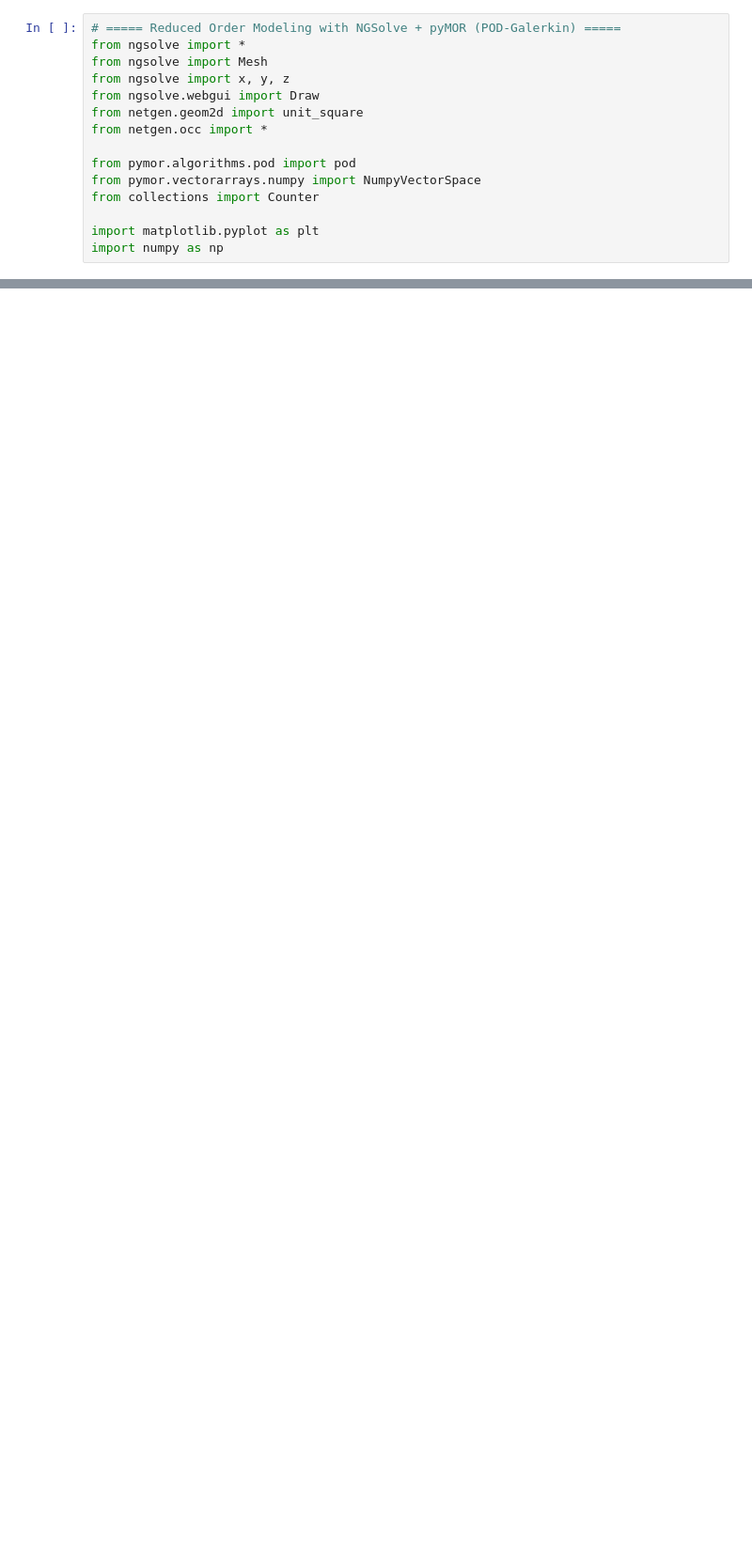
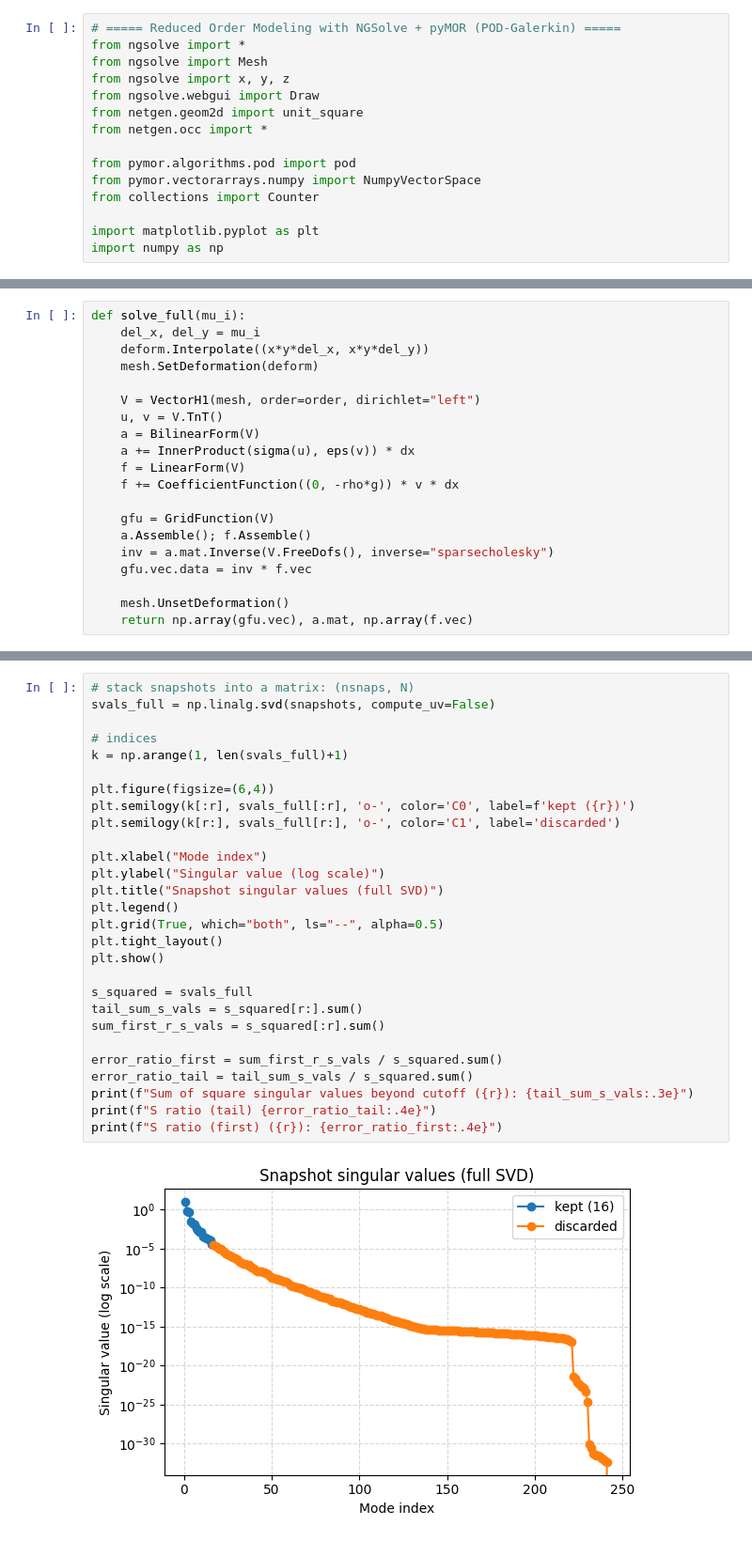
Before and after one commit to HenningHegstad/ROMSpecializationProject2025, a Jupyter notebook: first_task_NGsolve/numerical_example_non_linear_box.ipynb, the cells around one changed output, grey strips where cells are left out. Shown at 94% size. Drawn from its saved outputs; the diff is of its cells as text; blank space fills up the shorter version.

```diff
--- a/first_task_NGsolve/numerical_example_non_linear_box.ipynb
+++ b/first_task_NGsolve/numerical_example_non_linear_box.ipynb
@@ -86,0 +44,20 @@ BaseWebGuiScene
+# %%
+def solve_full(mu_i):
+    del_x, del_y = mu_i
+    deform.Interpolate((x*y*del_x, x*y*del_y))
+    mesh.SetDeformation(deform)
+
+    V = VectorH1(mesh, order=order, dirichlet="left")
+    u, v = V.TnT()
+    a = BilinearForm(V)
+    a += InnerProduct(sigma(u), eps(v)) * dx
+    f = LinearForm(V)
+    f += CoefficientFunction((0, -rho*g)) * v * dx
+
+    gfu = GridFunction(V)
+    a.Assemble(); f.Assemble()
+    inv = a.mat.Inverse(V.FreeDofs(), inverse="sparsecholesky")
+    gfu.vec.data = inv * f.vec
+
+    mesh.UnsetDeformation()
+    return np.array(gfu.vec), a.mat, np.array(f.vec)
@@ -86,0 +142,30 @@ BaseWebGuiScene
+# %%
+# stack snapshots into a matrix: (nsnaps, N)
+svals_full = np.linalg.svd(snapshots, compute_uv=False)
+
+# indices
+k = np.arange(1, len(svals_full)+1)
+
+plt.figure(figsize=(6,4))
+plt.semilogy(k[:r], svals_full[:r], 'o-', color='C0', label=f'kept ({r})')
+plt.semilogy(k[r:], svals_full[r:], 'o-', color='C1', label='discarded')
+
+plt.xlabel("Mode index")
+plt.ylabel("Singular value (log scale)")
+plt.title("Snapshot singular values (full SVD)")
+plt.legend()
+plt.grid(True, which="both", ls="--", alpha=0.5)
+plt.tight_layout()
+plt.show()
+
+s_squared = svals_full
+tail_sum_s_vals = s_squared[r:].sum()
+sum_first_r_s_vals = s_squared[:r].sum()
+
+error_ratio_first = sum_first_r_s_vals / s_squared.sum()
+error_ratio_tail = tail_sum_s_vals / s_squared.sum()
+print(f"Sum of square singular values beyond cutoff ({r}): {tail_sum_s_vals:.3e}")
+print(f"S ratio (tail) {error_ratio_tail:.4e}")
+print(f"S ratio (first) ({r}): {error_ratio_first:.4e}")
+# %% [output]
+[figure, added]
```
Also changed, not shown: parts of 11 cells of this notebook, 19 other files.
